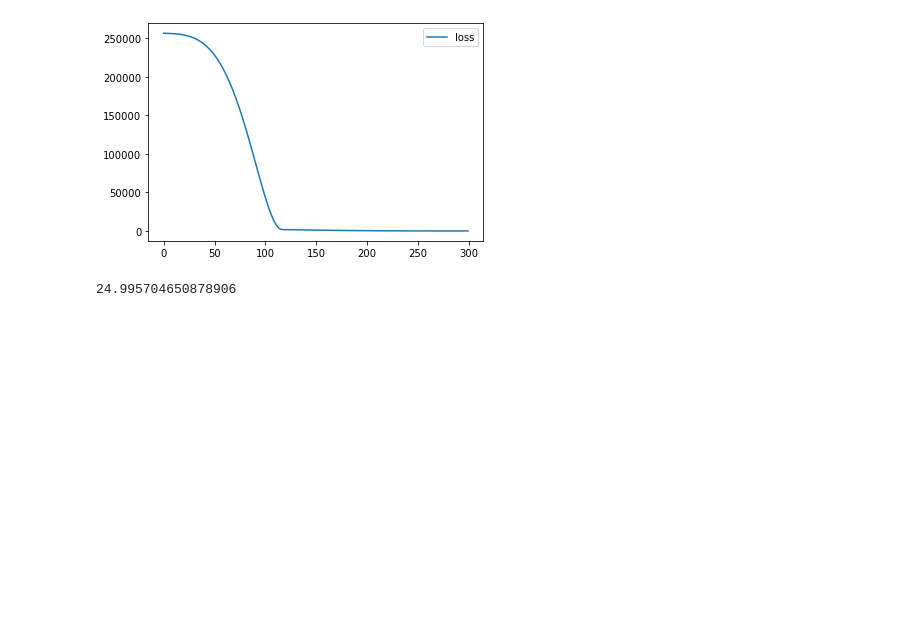
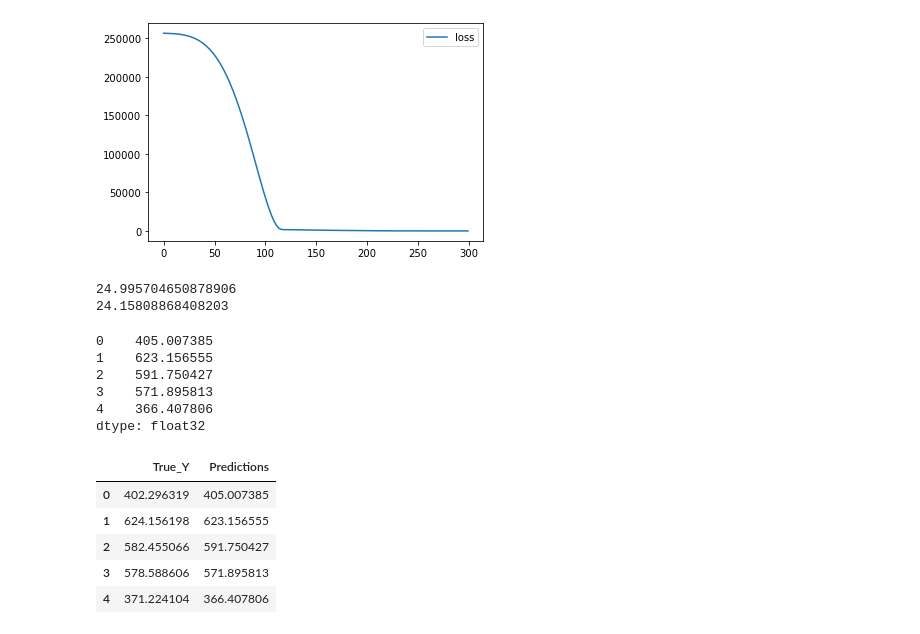
Before and after one commit to MeeshCompBio/Modeling, a Jupyter notebook: Tensorflow2/simple_ANN_keras.ipynb, the cells around one changed output. Drawn from its saved outputs; the diff is of its cells as text; code cells hidden in the pictures; blank space fills up the shorter version.

```diff
--- a/Tensorflow2/simple_ANN_keras.ipynb
+++ b/Tensorflow2/simple_ANN_keras.ipynb
@@ -56,6 +58,20 @@ loss_df.plot()
 <AxesSubplot:>
 [figure]
 # %%
-model.evaluate(X_test, y_test, verbose=0)
+print(model.evaluate(X_test, y_test, verbose=0))
+print(model.evaluate(X_train, y_train, verbose=0))
 # %% [output]
 24.995704650878906
+24.15808868408203
+# %%
+test_predictions = model.predict(X_test)
+test_predictions = pd.Series(test_predictions.reshape(300,))
+predictions_df = pd.DataFrame(y_test, columns=['True_Y'])
+test_predictions.head()
+# %% [output]
+0    405.007385
+1    623.156555
+2    591.750427
+3    571.895813
+4    366.407806
+dtype: float32
@@ -61,0 +80,10 @@ model.evaluate(X_test, y_test, verbose=0)
+# %%
+predictions_df.columns = ['True_Y', 'Predictions']
+predictions_df.head()
+# %% [output]
+|  | True_Y | Predictions |
+| 0 | 402.296319 | 405.007385 |
+| 1 | 624.156198 | 623.156555 |
+| 2 | 582.455066 | 591.750427 |
+| 3 | 578.588606 | 571.895813 |
+| 4 | 371.224104 | 366.407806 |
```
Also changed, not shown: parts of 14 cells of this notebook, 2 other files.
